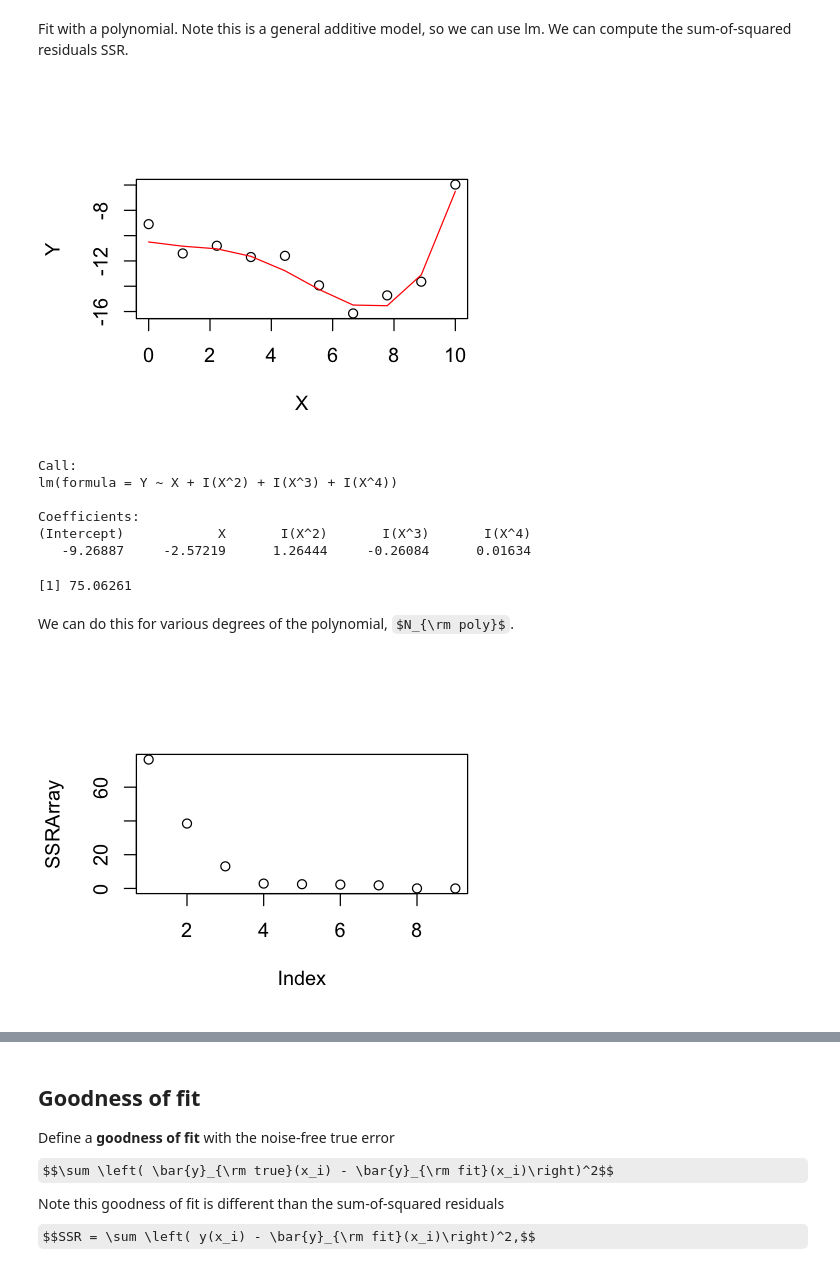
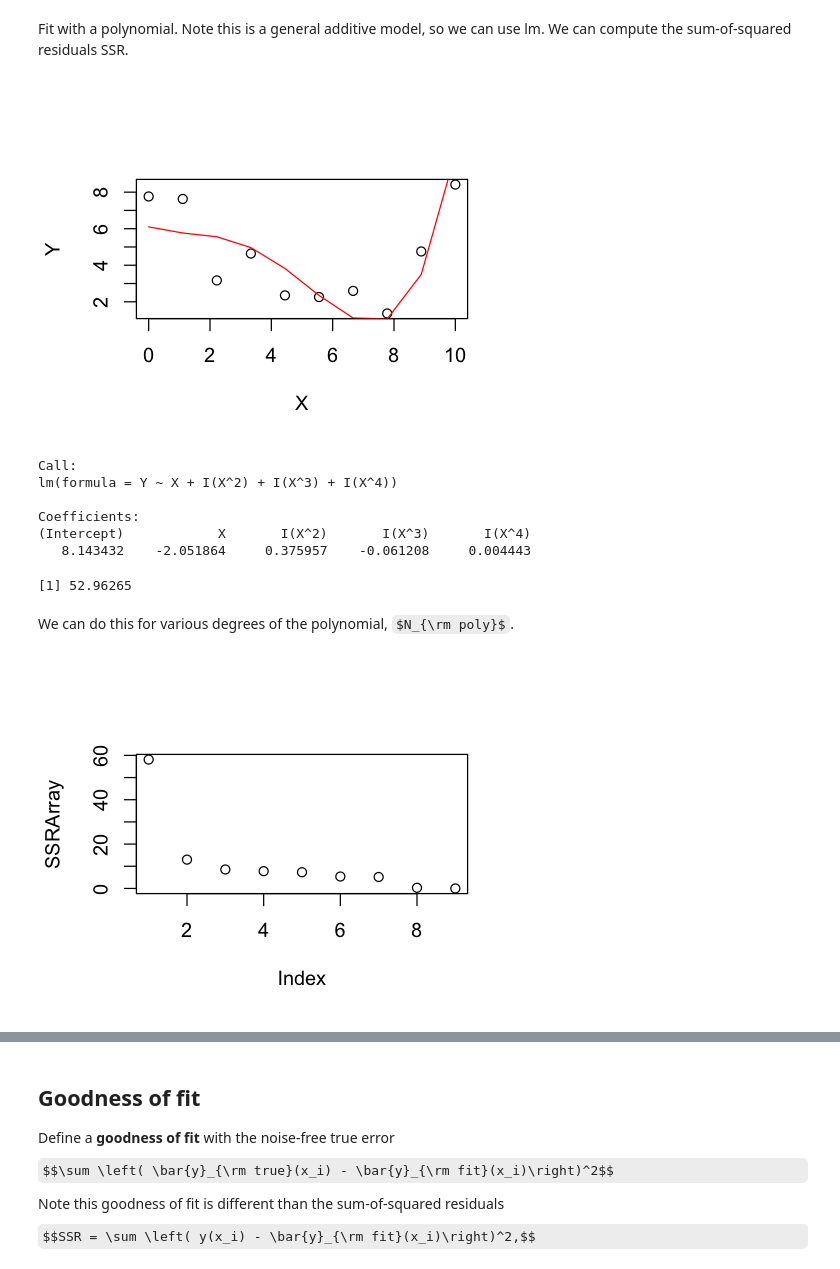
Before and after one commit to allardjun/Math227C, a Jupyter notebook: notebooks/L20_CrossValidation.ipynb, the cells around one changed output, grey strips where cells are left out. Drawn from its saved outputs; the diff is of its cells as text; code cells hidden in the pictures; some formulas as TeX source.

```diff
--- a/notebooks/L20_CrossValidation.ipynb
+++ b/notebooks/L20_CrossValidation.ipynb
@@ -12,26 +12,26 @@ Fit with a polynomial. Note this is a general additive model, so we can use lm.
 # %%
 # Simulate some linear data with noise
 NObs <- 10
 
-beta0 <- -10.5
-beta1 <-  -0.6
+beta0 <-  6.1
+beta1 <- -0.6
 beta2 <-  0.4
-beta3 <-  -0.13
-beta4 <- 0.01
+beta3 <- -0.13
+beta4 <-  0.01
 
 sigma <-  1.4
 
 X <- seq(0,10,length=NObs)
 eps <- rnorm(NObs,0,sigma)
 
 YBar <- beta0 + beta1*X + beta2*X^2 + beta3*X^3 + beta4*X^4
 
 Y <- YBar + eps
 
 plot(X,Y)
 lines(X,YBar, col='red')
 # %% [output]
-[figure, old version]
+[figure, new version]
 # %%
 fitModel <- lm(Y~ X + I(X^2 ) + I(X^3 ) + I(X^4 ))
 
@@ -46,8 +46,8 @@ lm(formula = Y ~ X + I(X^2) + I(X^3) + I(X^4))
 
 Coefficients:
 (Intercept)            X       I(X^2)       I(X^3)       I(X^4)
-   -9.26887     -2.57219      1.26444     -0.26084      0.01634
+   8.143432    -2.051864     0.375957    -0.061208     0.004443
-[1] 75.06261
+[1] 52.96265
 # %% [markdown]
 We can do this for various degrees of the polynomial, $N_{\rm poly}$.
 # %%
@@ -83,5 +83,5 @@ SSRArray[9] <- sum((predict(fitModel) - Y)^2)
 
 plot(SSRArray)
 # %% [output]
-[figure, old version]
+[figure, new version]
 # %%
```
Also changed, not shown: parts of 5 cells of this notebook.
